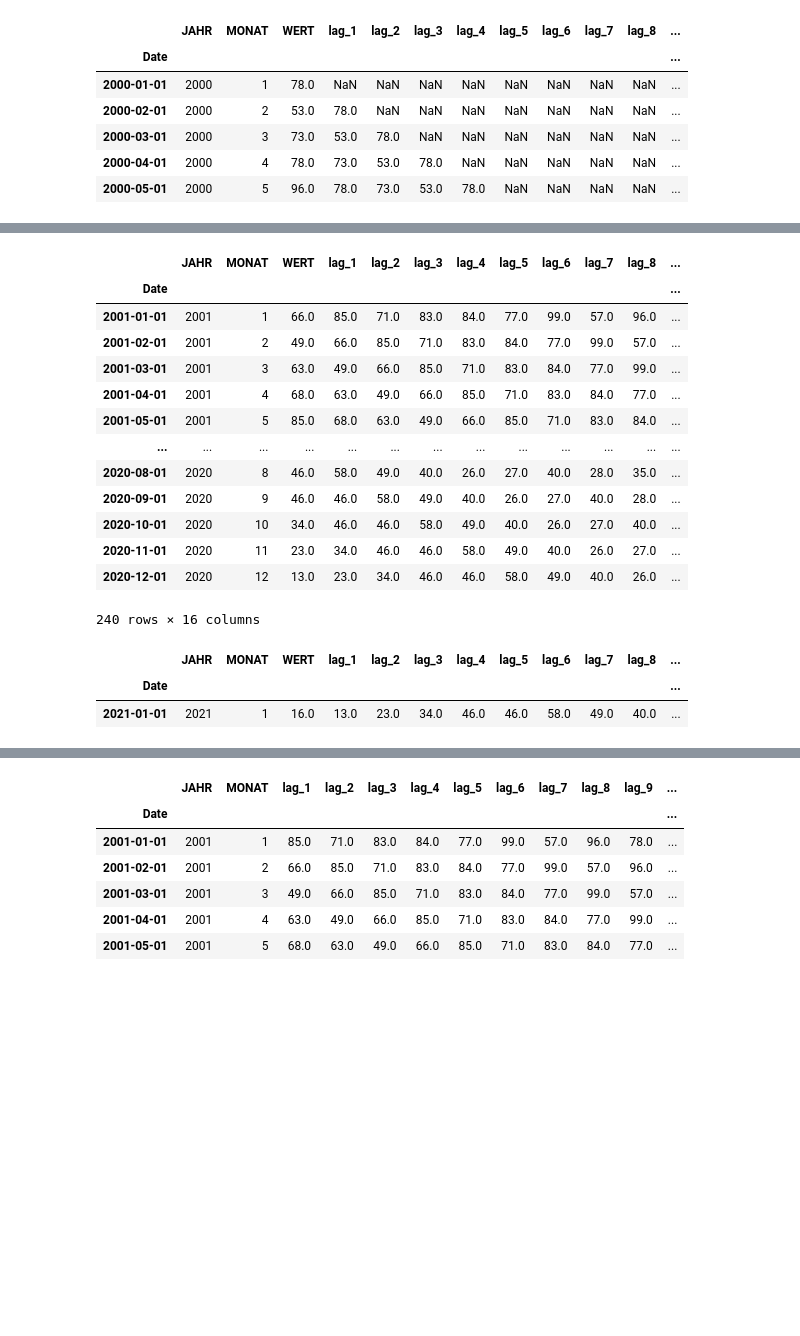
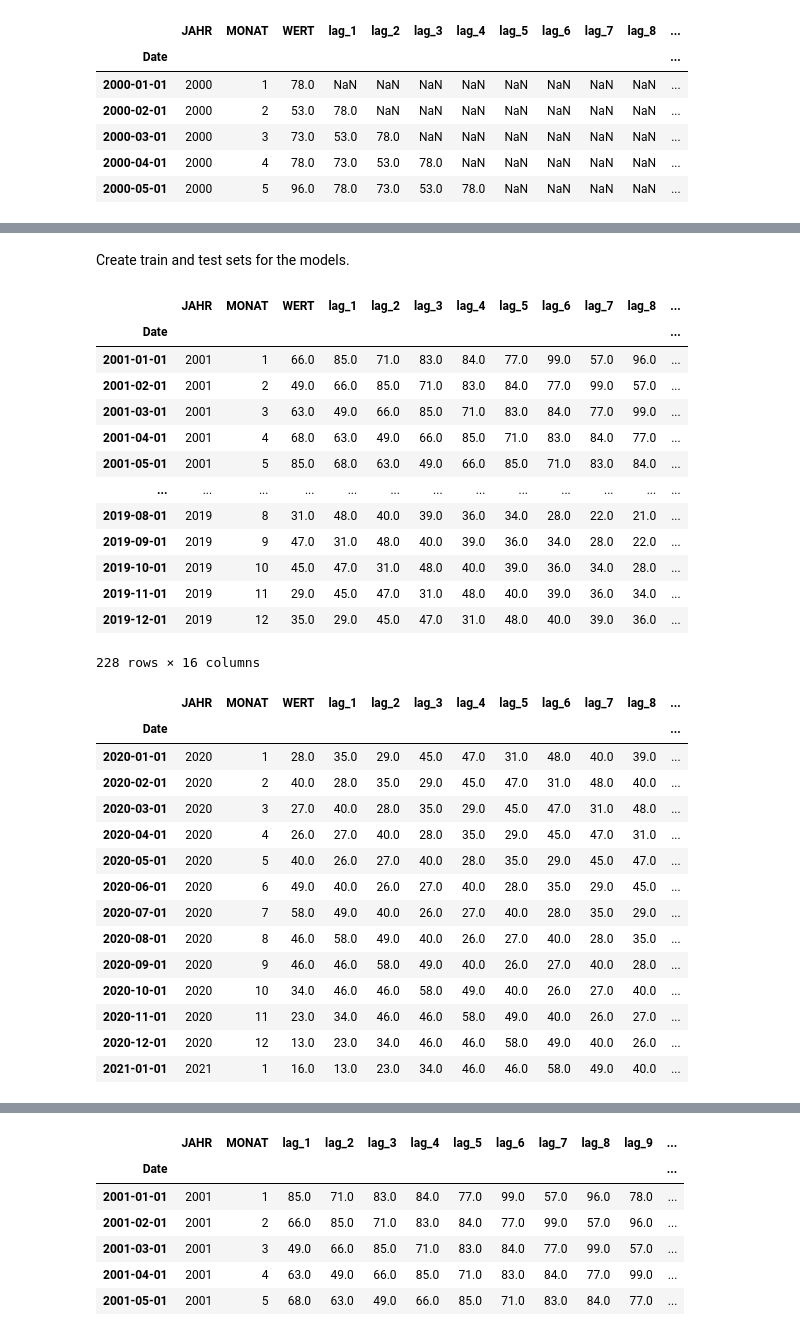
Before and after one commit to ArtemSerebriakov/DPS-Challenge, a Jupyter notebook: solution_dps.ipynb, the cells around one changed output, grey strips where cells are left out. Drawn from its saved outputs; the diff is of its cells as text; code cells hidden in the pictures; blank space fills up the shorter version.

```diff
--- a/solution_dps.ipynb
+++ b/solution_dps.ipynb
@@ -81,4 +81,4 @@ MONAT     object
 WERT     float64
 dtype: object
 # %%
-filtered_df = filtered_df[filtered_df['MONAT'].str.isnumeric()]
+filtered_df[~filtered_df['MONAT'].str.isnumeric()]
@@ -84,0 +105,2 @@ filtered_df = filtered_df[filtered_df['MONAT'].str.isnumeric()]
+# %%
+filtered_df = filtered_df[filtered_df['MONAT'] != "Summe"]
@@ -93,0 +122,3 @@ dtype: object
+# %%
+df_test = filtered_df[filtered_df['MONAT'] == 202101]
+df_test
@@ -93,0 +128,3 @@ dtype: object
+# %%
+filtered_df = filtered_df[filtered_df['JAHR'] <= 2020]
+filtered_df = pd.concat([df_test, filtered_df], ignore_index=True, axis=0)
@@ -225,5 +278,7 @@ filtered_df.head()
+# %% [markdown]
+Create train and test sets for the models.
 # %%
-train = filtered_df[filtered_df['JAHR'] != 2021]
+train = filtered_df[filtered_df['JAHR'] < 2020]
 train = train.dropna()
 train
 # %% [output]
@@ -235,18 +290,30 @@ train
 | 2001-04-01 | 2001 | 4 | 68.0 | 63.0 | 49.0 | 66.0 | 85.0 | 71.0 | 83.0 | 84.0 | 77.0 | ... |
 | 2001-05-01 | 2001 | 5 | 85.0 | 68.0 | 63.0 | 49.0 | 66.0 | 85.0 | 71.0 | 83.0 | 84.0 | ... |
 | ... | ... | ... | ... | ... | ... | ... | ... | ... | ... | ... | ... | ... |
-| 2020-08-01 | 2020 | 8 | 46.0 | 58.0 | 49.0 | 40.0 | 26.0 | 27.0 | 40.0 | 28.0 | 35.0 | ... |
-| 2020-09-01 | 2020 | 9 | 46.0 | 46.0 | 58.0 | 49.0 | 40.0 | 26.0 | 27.0 | 40.0 | 28.0 | ... |
-| 2020-10-01 | 2020 | 10 | 34.0 | 46.0 | 46.0 | 58.0 | 49.0 | 40.0 | 26.0 | 27.0 | 40.0 | ... |
-| 2020-11-01 | 2020 | 11 | 23.0 | 34.0 | 46.0 | 46.0 | 58.0 | 49.0 | 40.0 | 26.0 | 27.0 | ... |
-| 2020-12-01 | 2020 | 12 | 13.0 | 23.0 | 34.0 | 46.0 | 46.0 | 58.0 | 49.0 | 40.0 | 26.0 | ... |
+| 2019-08-01 | 2019 | 8 | 31.0 | 48.0 | 40.0 | 39.0 | 36.0 | 34.0 | 28.0 | 22.0 | 21.0 | ... |
+| 2019-09-01 | 2019 | 9 | 47.0 | 31.0 | 48.0 | 40.0 | 39.0 | 36.0 | 34.0 | 28.0 | 22.0 | ... |
+| 2019-10-01 | 2019 | 10 | 45.0 | 47.0 | 31.0 | 48.0 | 40.0 | 39.0 | 36.0 | 34.0 | 28.0 | ... |
+| 2019-11-01 | 2019 | 11 | 29.0 | 45.0 | 47.0 | 31.0 | 48.0 | 40.0 | 39.0 | 36.0 | 34.0 | ... |
+| 2019-12-01 | 2019 | 12 | 35.0 | 29.0 | 45.0 | 47.0 | 31.0 | 48.0 | 40.0 | 39.0 | 36.0 | ... |
-240 rows × 16 columns
+228 rows × 16 columns
 # %%
-test = filtered_df[filtered_df['JAHR'] == 2021]
+test = filtered_df[filtered_df['JAHR'] >= 2020]
 test
 # %% [output]
 |  | JAHR | MONAT | WERT | lag_1 | lag_2 | lag_3 | lag_4 | lag_5 | lag_6 | lag_7 | lag_8 | ... |
 | Date |  |  |  |  |  |  |  |  |  |  |  | ... |
+| 2020-01-01 | 2020 | 1 | 28.0 | 35.0 | 29.0 | 45.0 | 47.0 | 31.0 | 48.0 | 40.0 | 39.0 | ... |
+| 2020-02-01 | 2020 | 2 | 40.0 | 28.0 | 35.0 | 29.0 | 45.0 | 47.0 | 31.0 | 48.0 | 40.0 | ... |
+| 2020-03-01 | 2020 | 3 | 27.0 | 40.0 | 28.0 | 35.0 | 29.0 | 45.0 | 47.0 | 31.0 | 48.0 | ... |
+| 2020-04-01 | 2020 | 4 | 26.0 | 27.0 | 40.0 | 28.0 | 35.0 | 29.0 | 45.0 | 47.0 | 31.0 | ... |
+| 2020-05-01 | 2020 | 5 | 40.0 | 26.0 | 27.0 | 40.0 | 28.0 | 35.0 | 29.0 | 45.0 | 47.0 | ... |
+| 2020-06-01 | 2020 | 6 | 49.0 | 40.0 | 26.0 | 27.0 | 40.0 | 28.0 | 35.0 | 29.0 | 45.0 | ... |
+| 2020-07-01 | 2020 | 7 | 58.0 | 49.0 | 40.0 | 26.0 | 27.0 | 40.0 | 28.0 | 35.0 | 29.0 | ... |
+| 2020-08-01 | 2020 | 8 | 46.0 | 58.0 | 49.0 | 40.0 | 26.0 | 27.0 | 40.0 | 28.0 | 35.0 | ... |
+| 2020-09-01 | 2020 | 9 | 46.0 | 46.0 | 58.0 | 49.0 | 40.0 | 26.0 | 27.0 | 40.0 | 28.0 | ... |
+| 2020-10-01 | 2020 | 10 | 34.0 | 46.0 | 46.0 | 58.0 | 49.0 | 40.0 | 26.0 | 27.0 | 40.0 | ... |
+| 2020-11-01 | 2020 | 11 | 23.0 | 34.0 | 46.0 | 46.0 | 58.0 | 49.0 | 40.0 | 26.0 | 27.0 | ... |
+| 2020-12-01 | 2020 | 12 | 13.0 | 23.0 | 34.0 | 46.0 | 46.0 | 58.0 | 49.0 | 40.0 | 26.0 | ... |
 | 2021-01-01 | 2021 | 1 | 16.0 | 13.0 | 23.0 | 34.0 | 46.0 | 46.0 | 58.0 | 49.0 | 40.0 | ... |
 # %%
 features_train = train.drop("WERT", axis=1)
```
Also changed, not shown: parts of 69 cells of this notebook.
